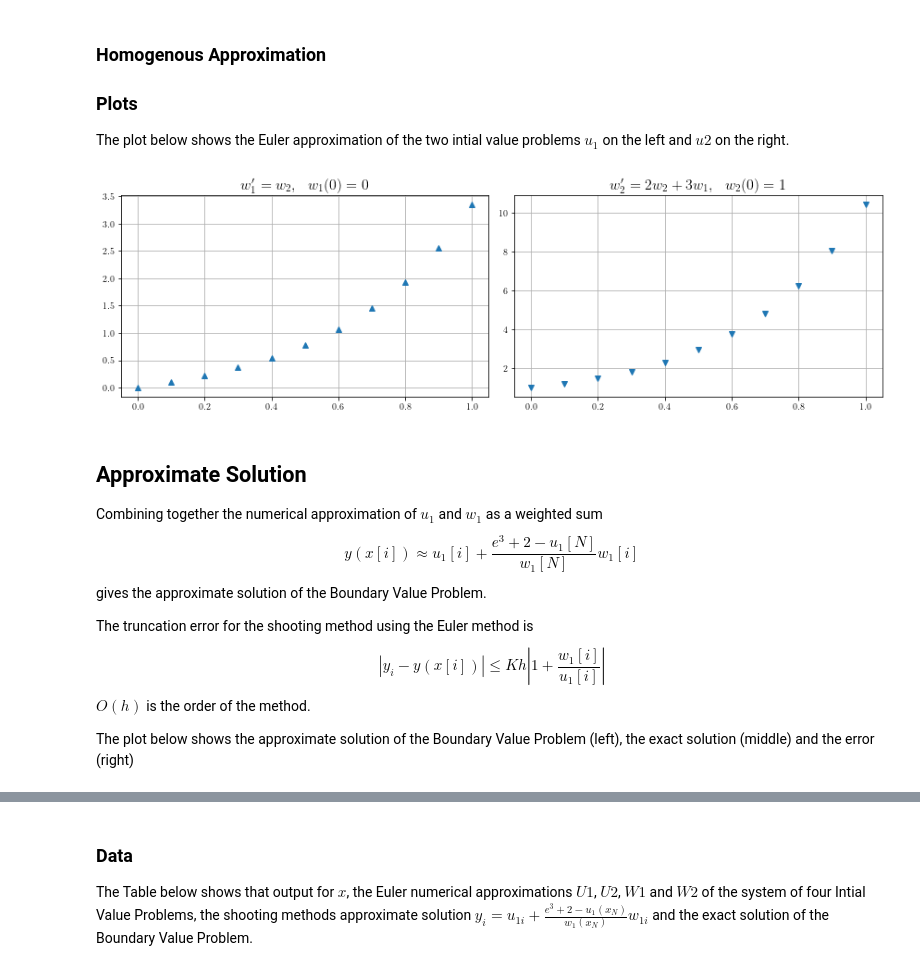
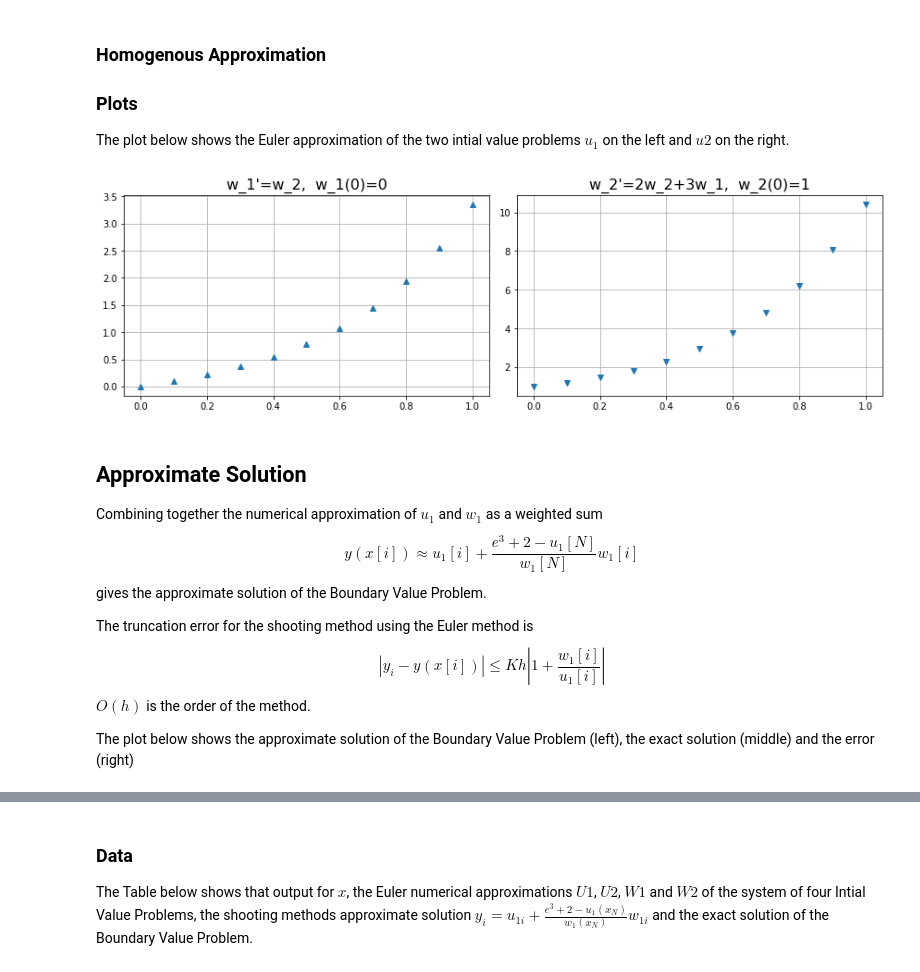
Before and after one commit to john-s-butler-dit/Numerical-Analysis-Python, a Jupyter notebook: Chapter 06 - Boundary Value Problems/601_Linear Shooting Method.ipynb, the cells around one changed output, grey strips where cells are left out. Drawn from its saved outputs; the diff is of its cells as text; code cells hidden in the pictures.

```diff
--- a/Chapter 06 - Boundary Value Problems/601_Linear Shooting Method.ipynb
+++ b/Chapter 06 - Boundary Value Problems/601_Linear Shooting Method.ipynb
@@ -136,17 +139,13 @@ The plot below shows the Euler approximation of the two intial value problems $u
 # %%
 fig = plt.figure(figsize=(12,4))
 ax = fig.add_subplot(1,2,1)
-plt.rc('text', usetex=True)
-plt.rc('font', family='serif')
 plt.plot(x,U1,'^')
-plt.title(r"$u_1'=u_2, \ \  u_1(0)=3$",fontsize=16)
+#plt.title(r"$u_1'=u_2, \ \  u_1(0)=3$",fontsize=16)
 plt.grid(True)
 
 ax = fig.add_subplot(1,2,2)
-plt.rc('text', usetex=True)
-plt.rc('font', family='serif')
 plt.plot(x,U2,'v')
-plt.title(r"$u_2'=2u_2+3u_1-6, \ \  u_2(0)=0$", fontsize=16)
+#plt.title("U2", fontsize=16)
 
 plt.grid(True)
 plt.show()
@@ -178,35 +177,31 @@ The plot below shows the Euler approximation of the two intial value problems $u
 # %%
 fig = plt.figure(figsize=(12,4))
 ax = fig.add_subplot(1,2,1)
-plt.rc('text', usetex=True)
-plt.rc('font', family='serif')
 plt.plot(x,W1,'^')
 plt.grid(True)
-plt.title(r"$w_1'=w_2, \ \  w_1(0)=0$",fontsize=16)
+plt.title("w_1'=w_2,  w_1(0)=0",fontsize=16)
 
 ax = fig.add_subplot(1,2,2)
-plt.rc('text', usetex=True)
-plt.rc('font', family='serif')
 plt.plot(x,W2,'v')
 plt.grid(True)
-plt.title(r"$w_2'=2w_2+3w_1, \ \  w_2(0)=1$",fontsize=16)
+plt.title("w_2'=2w_2+3w_1,  w_2(0)=1",fontsize=16)
 plt.tight_layout()
 plt.subplots_adjust(top=0.85)
 
 plt.show()
 beta=math.exp(3)+2
 y=U1+(beta-U1[N])/W1[N]*W1
 # %% [output]
-[figure, old version]
+[figure, new version]
 # %% [markdown]
 ## Approximate Solution
 Combining together the numerical approximation of $u_1$ and $w_1$ as a weighted sum
-$$y(x[i])\approx u_{1}[i] + \frac{e^3+2-u_{1}[N]}{w_1[N]}w_{1}[i]$$
+ \begin{equation}y(x[i])\approx u_{1}[i] + \frac{e^3+2-u_{1}[N]}{w_1[N]}w_{1}[i] \end{equation}
 gives the approximate solution of the Boundary Value Problem.
 
 
 The truncation error for the shooting method using the Euler method is
-$$ |y_i - y(x[i])| \leq K h\left|1+\frac{w_{1}[i]}{u_{1}[i]}\right| $$
+ \begin{equation} |y_i - y(x[i])| \leq K h\left|1+\frac{w_{1}[i]}{u_{1}[i]}\right|  \end{equation}
 $O(h)$ is the order of the method.
 
 The plot below shows the approximate solution of the Boundary Value Problem (left), the exact solution (middle) and the error (right)
```
Also changed, not shown: parts of 9 cells of this notebook.
